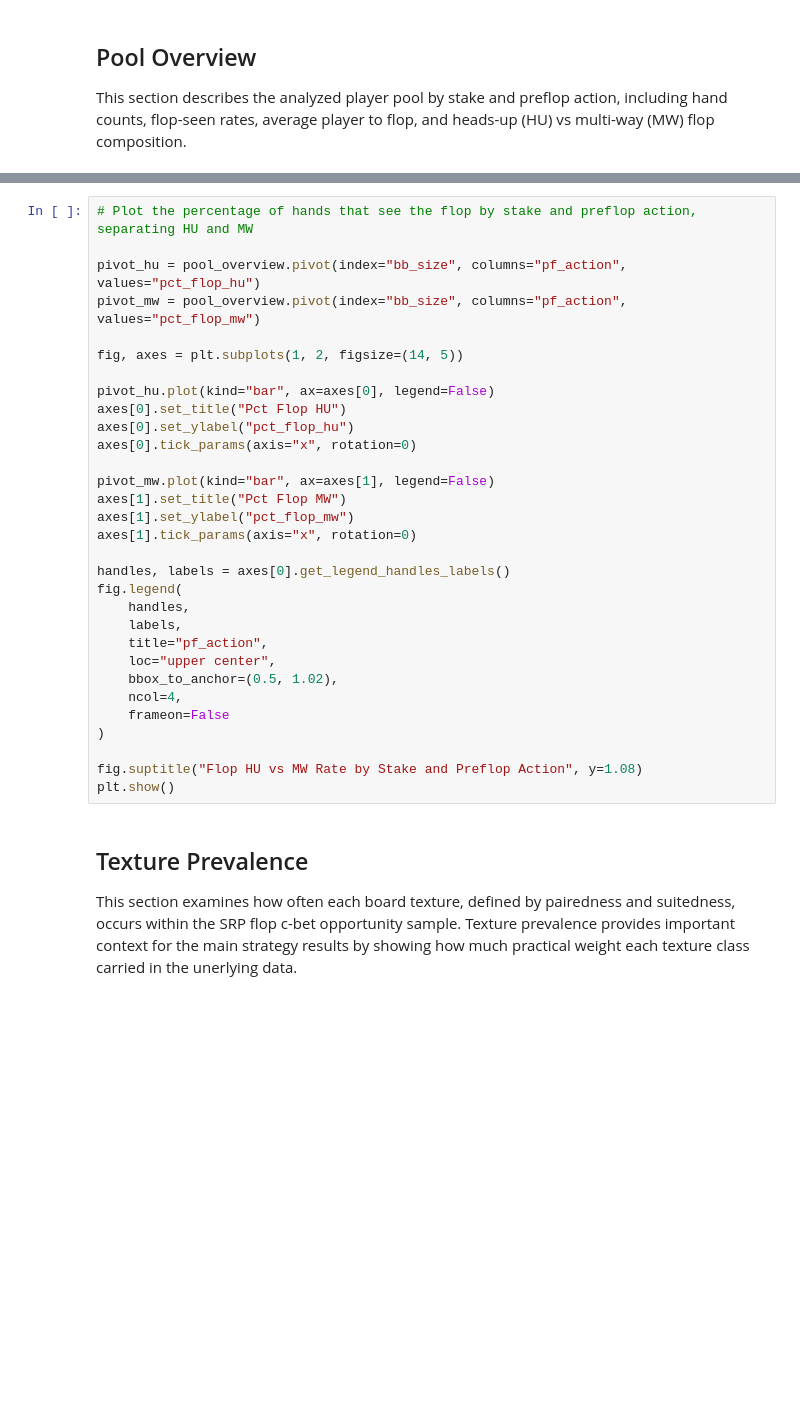
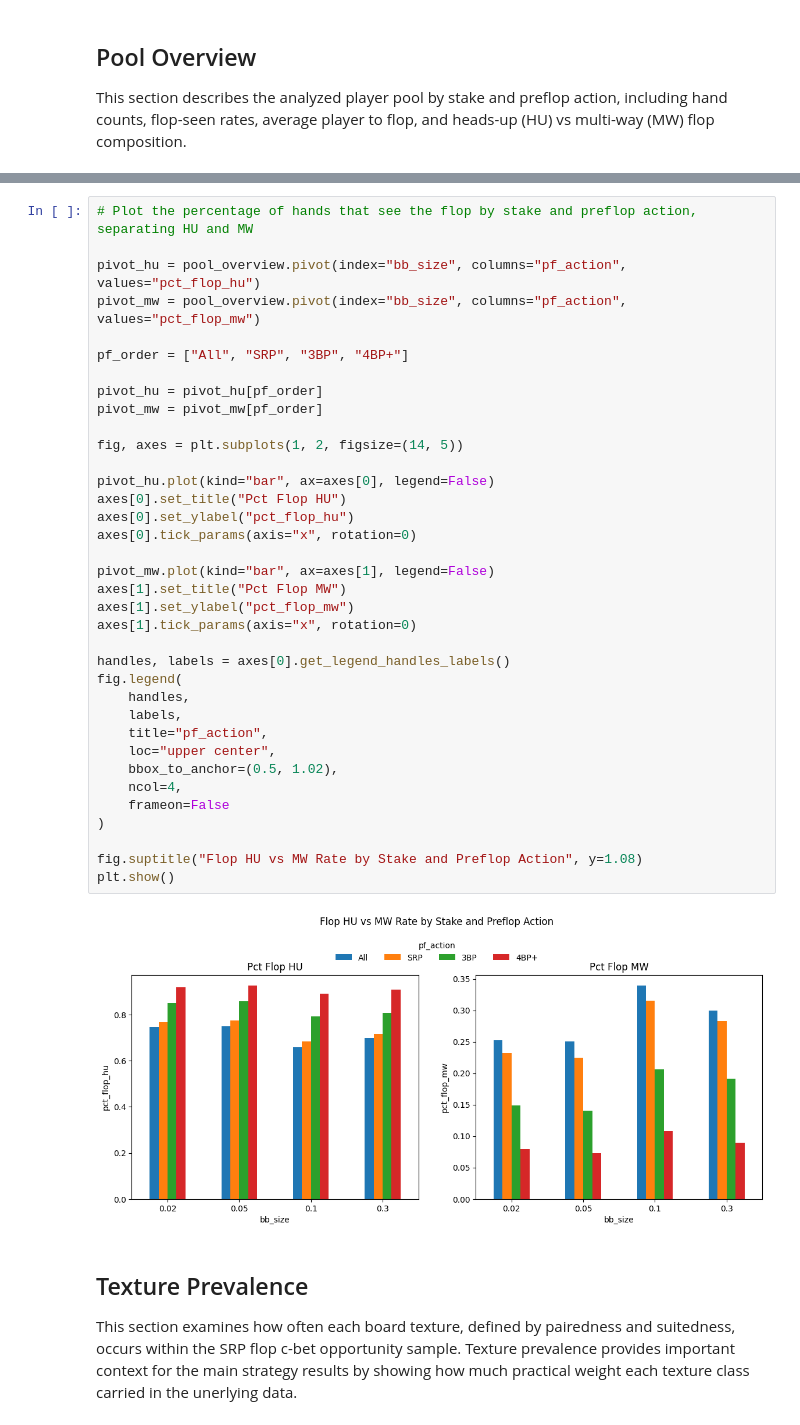
Before and after one commit to royyg77/NLHE-Data-Research, a Jupyter notebook: notebooks/v1_0/flop_cbet_strategy.ipynb, the cells around one changed output, grey strips where cells are left out. Cells and saved outputs as stored; diff of their text form; blank space fills up the shorter version.

```diff
--- a/notebooks/v1_0/flop_cbet_strategy.ipynb
+++ b/notebooks/v1_0/flop_cbet_strategy.ipynb
@@ -132,33 +204,40 @@ plt.show()
 # Plot the percentage of hands that see the flop by stake and preflop action, separating HU and MW
 
 pivot_hu = pool_overview.pivot(index="bb_size", columns="pf_action", values="pct_flop_hu")
 pivot_mw = pool_overview.pivot(index="bb_size", columns="pf_action", values="pct_flop_mw")
+
+pf_order = ["All", "SRP", "3BP", "4BP+"]
+
+pivot_hu = pivot_hu[pf_order]
+pivot_mw = pivot_mw[pf_order]
 
 fig, axes = plt.subplots(1, 2, figsize=(14, 5))
 
 pivot_hu.plot(kind="bar", ax=axes[0], legend=False)
 axes[0].set_title("Pct Flop HU")
 axes[0].set_ylabel("pct_flop_hu")
 axes[0].tick_params(axis="x", rotation=0)
 
 pivot_mw.plot(kind="bar", ax=axes[1], legend=False)
 axes[1].set_title("Pct Flop MW")
 axes[1].set_ylabel("pct_flop_mw")
 axes[1].tick_params(axis="x", rotation=0)
 
 handles, labels = axes[0].get_legend_handles_labels()
 fig.legend(
     handles,
     labels,
     title="pf_action",
     loc="upper center",
     bbox_to_anchor=(0.5, 1.02),
     ncol=4,
     frameon=False
 )
 
 fig.suptitle("Flop HU vs MW Rate by Stake and Preflop Action", y=1.08)
 plt.show()
+# %% [output]
+[figure, added]
 # %% [markdown]
 ## Texture Prevalence
 
```
Also changed, not shown: parts of 29 cells of this notebook, 2 other files.
